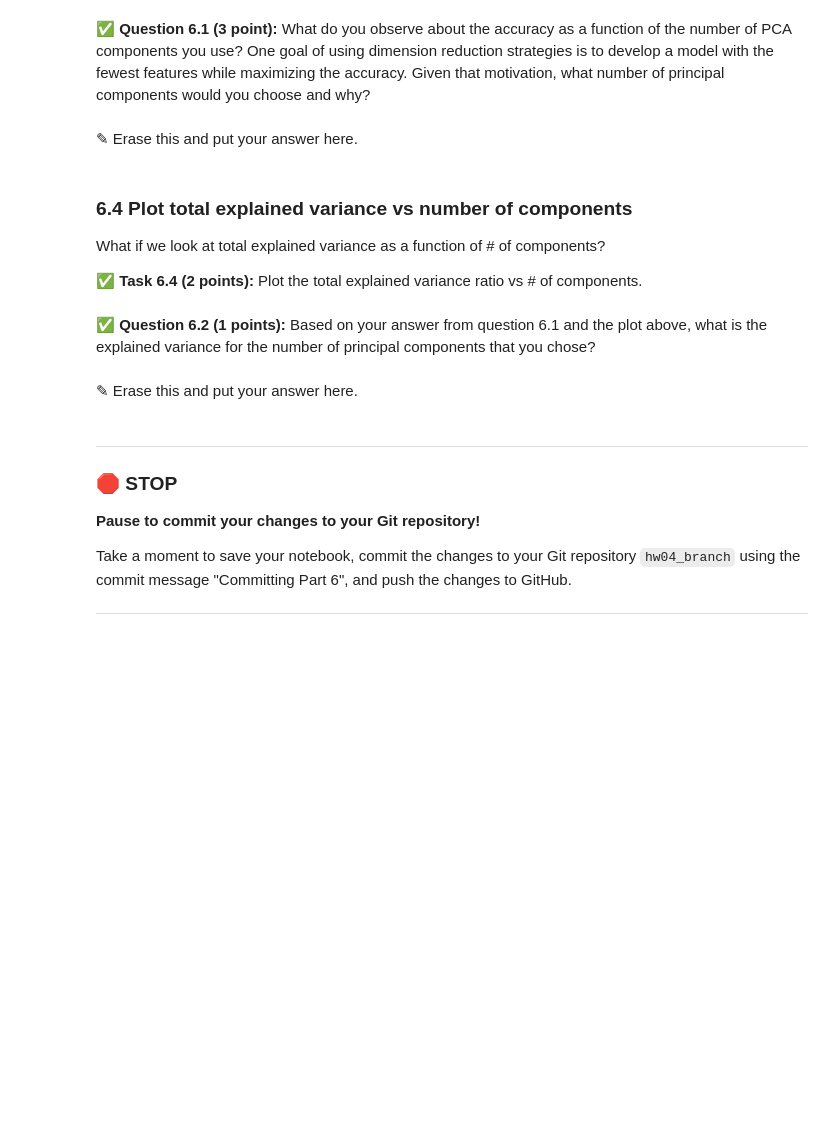
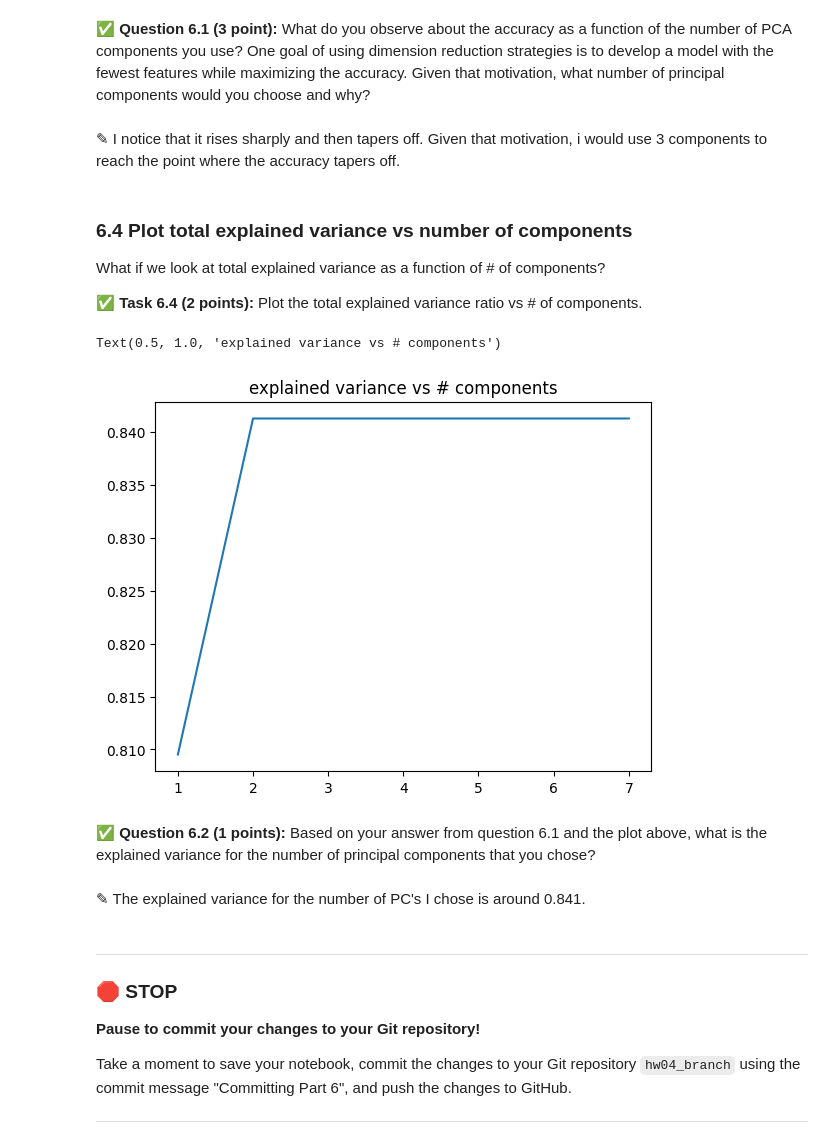
Before and after one commit to alexaljets/CMSE202-f24-turnin, a Jupyter notebook: hw-04/HW-04_PerceptronSVMandPCA-STUDENT.ipynb, the cells around one changed output. Saved outputs shown, nothing was run; the diff lists cells and outputs as text; code cells hidden in the pictures; blank space fills up the shorter version.

```diff
--- a/hw-04/HW-04_PerceptronSVMandPCA-STUDENT.ipynb
+++ b/hw-04/HW-04_PerceptronSVMandPCA-STUDENT.ipynb
@@ -557,7 +650,7 @@ Now that we have those numbers, it makes sense to look at the accuracy vs # of c
 # %% [markdown]
 **&#9989; Question 6.1 (3 point):** What do you observe about the accuracy as a function of the number of PCA components you use? One goal of using dimension reduction strategies is to develop a model with the fewest features while maximizing the accuracy. Given that motivation, what number of principal components would you choose and why?
-# %% [markdown]
-<font size=+3>&#9998;</font> Erase this and put your answer here.
+# %% [markdown]
+<font size=+3>&#9998;</font> I notice that it rises sharply and then tapers off. Given that motivation, i would use 3 components to reach the point where the accuracy tapers off.
 # %% [markdown]
 ### 6.4 Plot total explained variance vs number of components
 
@@ -569,7 +660,15 @@ What if we look at total explained variance as a function of # of components?
+# %%
+# Put your code here
+x = [1,2,3,4,5,6,7]
+plt.plot(x,explained_variances)
+plt.title("explained variance vs # components")
+# %% [output]
+Text(0.5, 1.0, 'explained variance vs # components')
+[figure, added]
 # %% [markdown]
 **&#9989; Question 6.2 (1 points):** Based on your answer from question 6.1 and the plot above, what is the explained variance for the number of principal components that you chose?
-# %% [markdown]
-<font size=+3>&#9998;</font> Erase this and put your answer here.
+# %% [markdown]
+<font size=+3>&#9998;</font> The explained variance for the number of PC's I chose is around 0.841.
 # %% [markdown]
 ---
 ### &#128721; STOP
```
Also changed, not shown: parts of 13 cells of this notebook.
